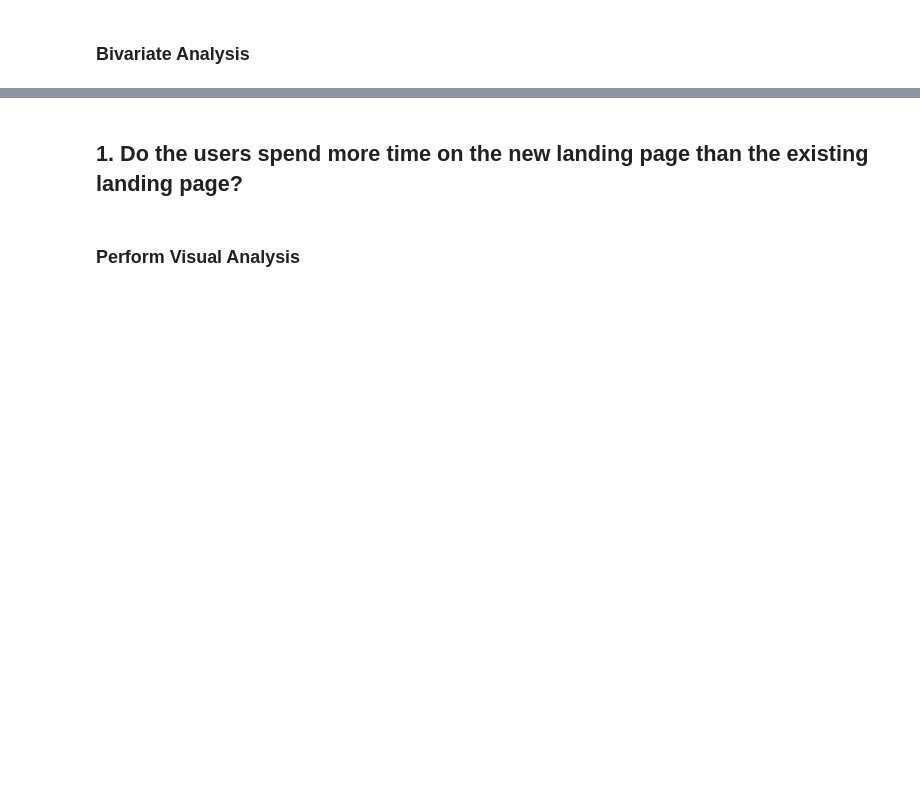
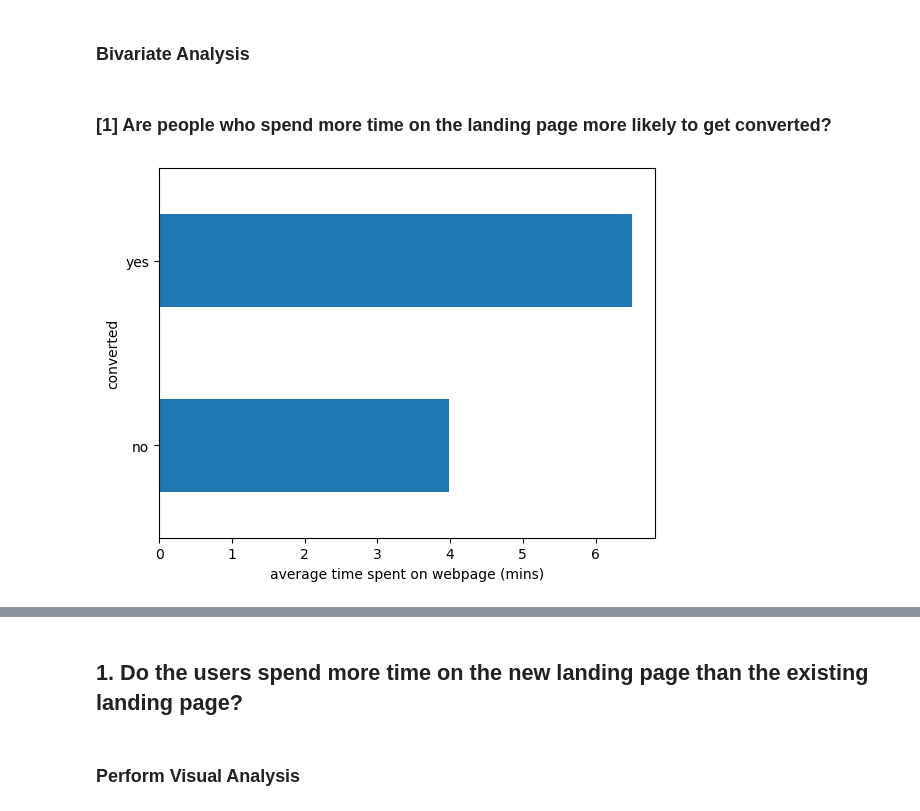
Before and after one commit to YatikT/Coursework, a Jupyter notebook: Project File Stats.ipynb, the cells around one changed output, grey strips where cells are left out. Drawn from its saved outputs; the diff is of its cells as text; code cells hidden in the pictures; blank space fills up the shorter version.

```diff
--- a/Project File Stats.ipynb
+++ b/Project File Stats.ipynb
@@ -163,2 +163,12 @@ plt.xlabel('User is converted to Subscriber');
 # %% [markdown]
 ### Bivariate Analysis
+# %% [markdown]
+### [1] Are people who spend more time on the landing page more likely to get converted?
+# %%
+# Finding the median of all user times categorized based on whether the individuals were converted into a subscriber using the groupby function
+# Plotting and lavbelling the grouped data
+
+df.groupby('converted')['time_spent_on_the_page'].median(numeric_only = True).plot.barh()
+plt.xlabel('average time spent on webpage (mins)');
+# %% [output]
+[figure, added]
```
Also changed, not shown: parts of 27 cells of this notebook.
